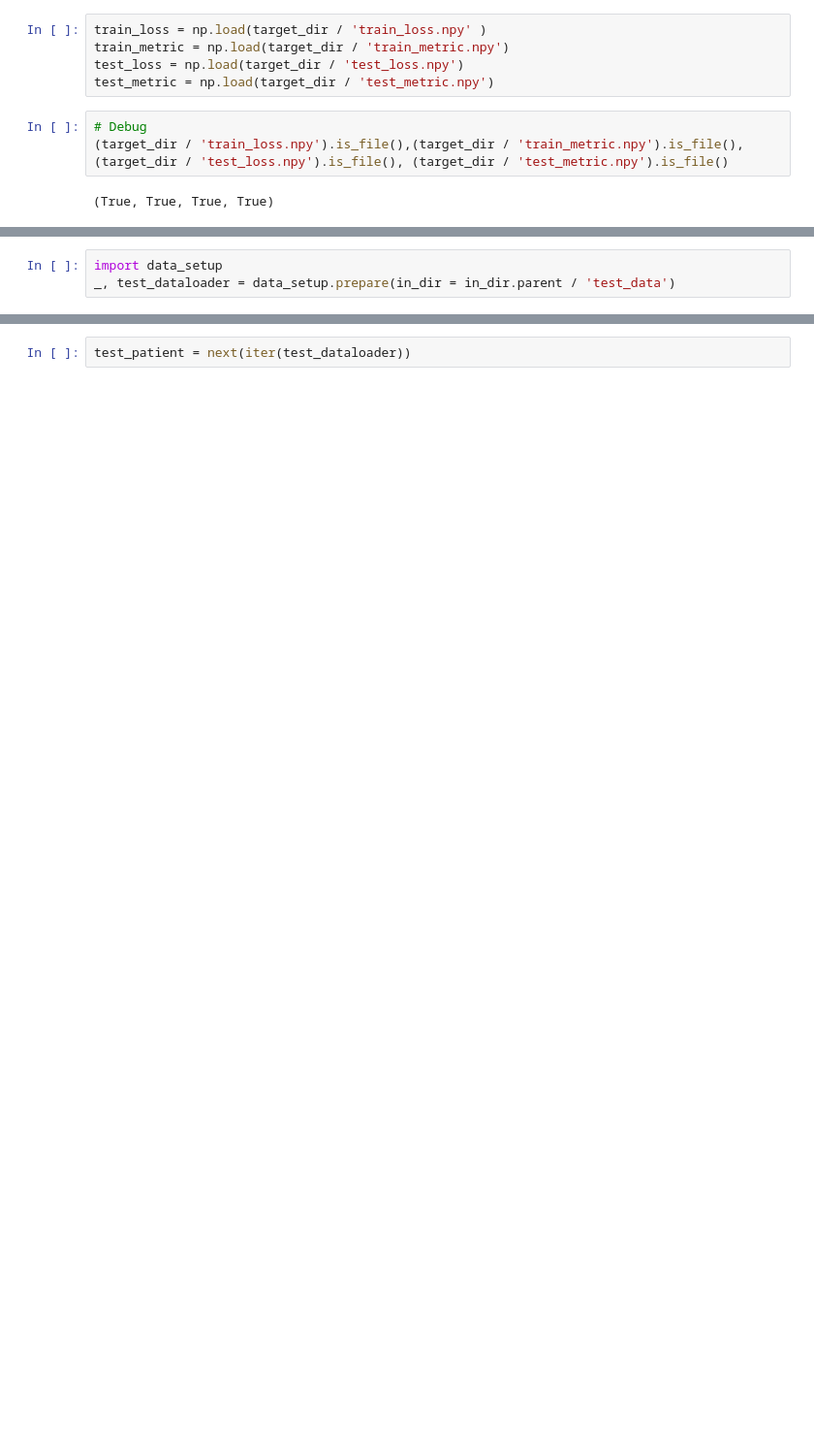
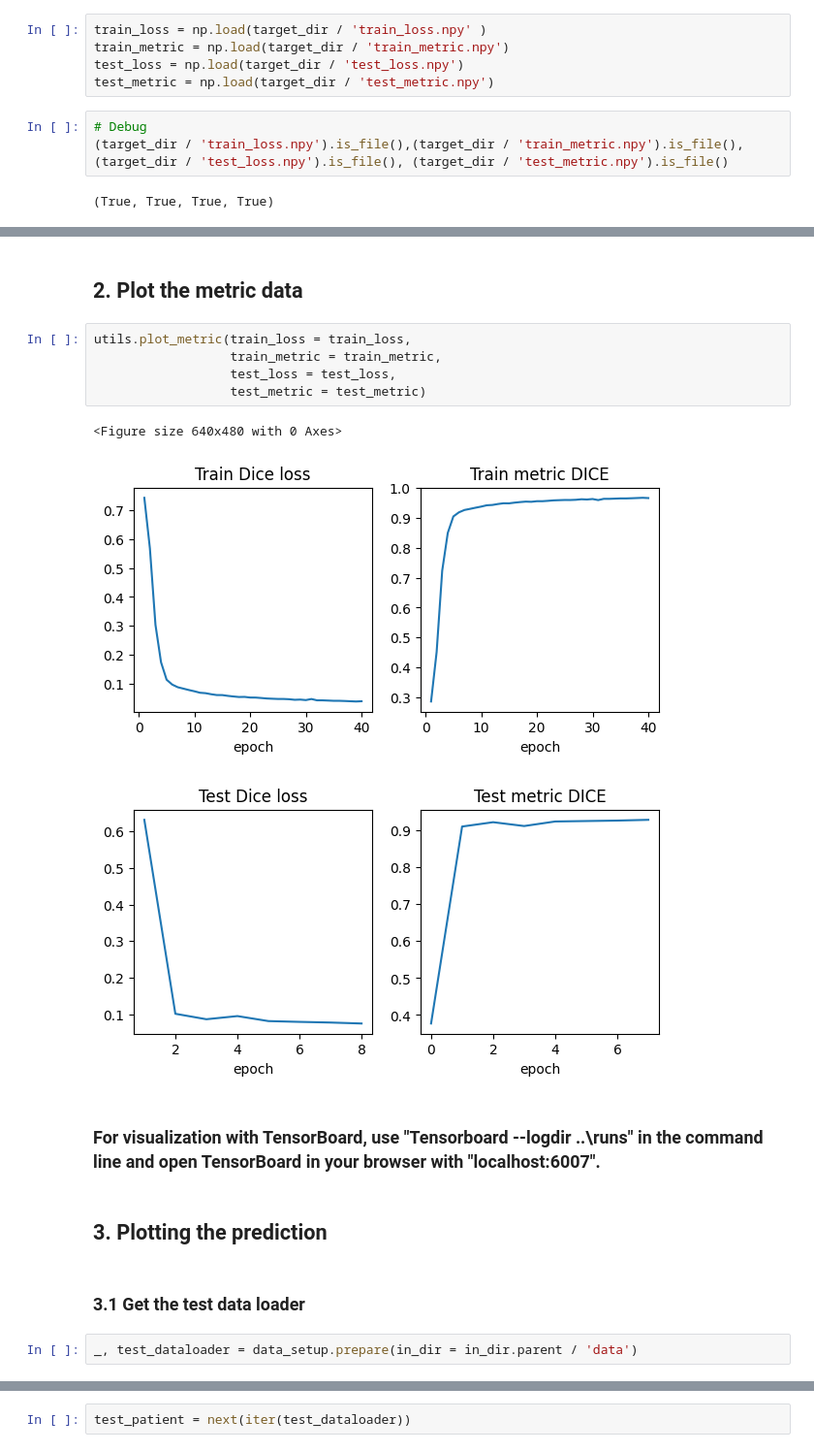
Before and after one commit to AdrianGraumnitz/Medical_Segmantion_PyTorch-MONAI, a Jupyter notebook: predictions.ipynb, the cells around one changed output, grey strips where cells are left out. Shown at 97% size. Drawn from its saved outputs; the diff is of its cells as text; blank space fills up the shorter version.

```diff
--- a/predictions.ipynb
+++ b/predictions.ipynb
@@ -76,3 +25,19 @@ plt.show()
+# %% [markdown]
+## 2. Plot the metric data
+# %%
+utils.plot_metric(train_loss = train_loss,
+                  train_metric = train_metric,
+                  test_loss = test_loss,
+                  test_metric = test_metric)
+# %% [output]
+<Figure size 640x480 with 0 Axes>
+[figure, added]
+[figure, added]
+# %% [markdown]
+### For visualization with TensorBoard, use "Tensorboard --logdir ..\runs" in the command line and open TensorBoard in your browser with "localhost:6007".
+# %% [markdown]
+## 3. Plotting the prediction
+# %% [markdown]
+### 3.1 Get the test data loader
 # %%
-import data_setup
-_, test_dataloader = data_setup.prepare(in_dir = in_dir.parent / 'test_data')
+_, test_dataloader = data_setup.prepare(in_dir = in_dir.parent / 'data')
```
Also changed, not shown: parts of 15 cells of this notebook, 7 other files.
